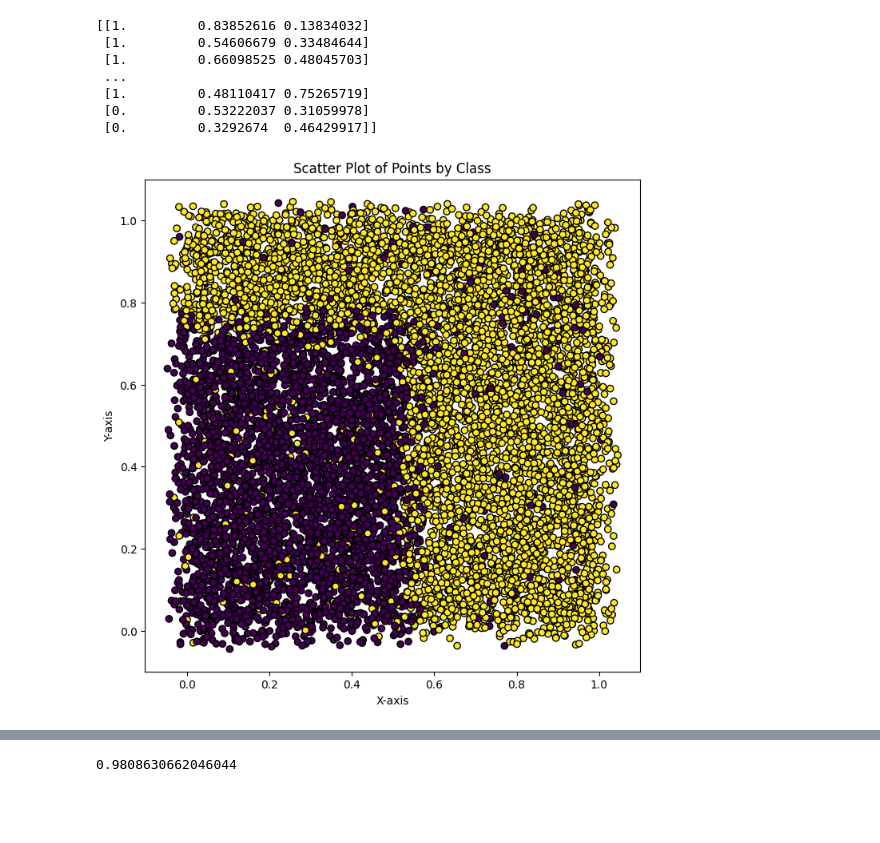
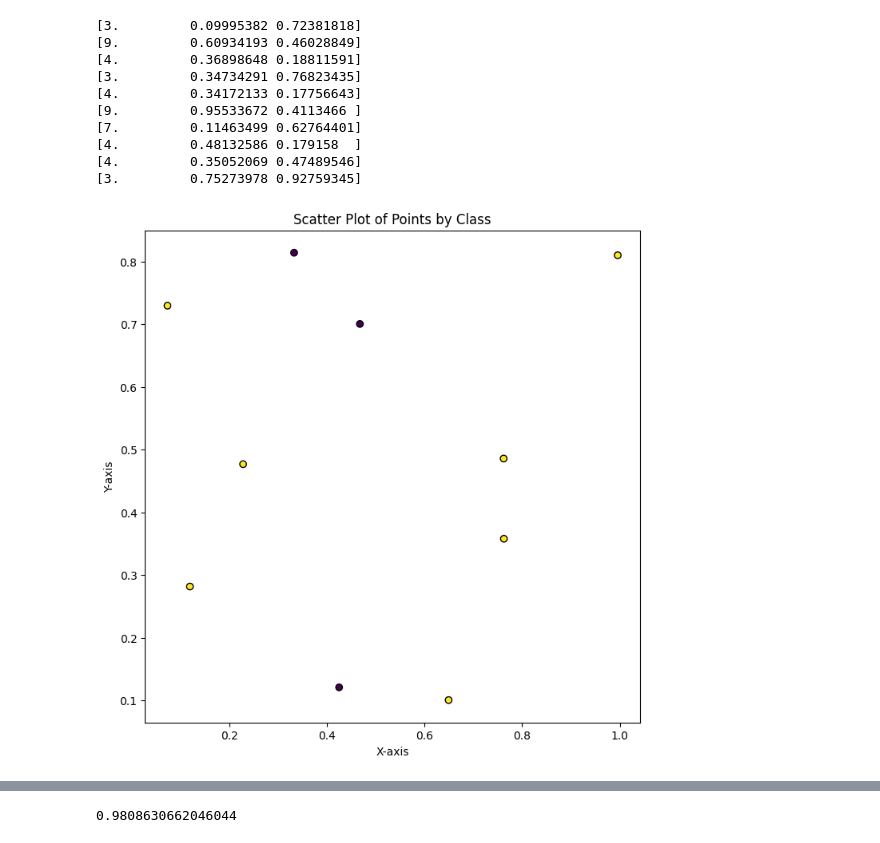
Before and after one commit to TilenG2/uncertain-world-gen, a Jupyter notebook: scripting/world_gen.ipynb, the cells around one changed output, grey strips where cells are left out. Saved outputs shown, nothing was run; the diff lists cells and outputs as text; code cells hidden in the pictures; blank space fills up the shorter version.

```diff
--- a/scripting/world_gen.ipynb
+++ b/scripting/world_gen.ipynb
@@ -8,14 +20,39 @@ world = util.generate_world(None, 2)
 # %%
-def generate_world(seed, features, feature_bounds = (0, 1), endT = .2, endA = .3, max_depth = 4, class_number = 2):
-    random.seed(seed)
-    np.random.seed(seed)
-    world_coords = util.generate_world_bounds(features = features, feature_bounds = feature_bounds, endT = endT, endA = endA, max_depth = max_depth)
-    bounds_with_class = {}
-    random_list = list(np.arange(class_number)) + [random.randint(0, class_number - 1) for _ in range(len(world_coords) - class_number)]
-    np.random.shuffle(random_list)
-    for i, bounds in zip(random_list, world_coords):
-        bounds_with_class[bounds] = i
-    return util.generate_true_values(bounds_with_class, feature_bounds)
+world_coords = generate_world_bounds(features = 2)
+class_number  = 10
+bounds_with_class = {}
+random_list = list(np.arange(class_number)) + [np.random.randint(0, class_number - 1) for _ in range(len(world_coords) - class_number)]
+np.random.shuffle(random_list)
+for i, bounds in zip(random_list, world_coords):
+    bounds_with_class[bounds] = i
+# %%
+from collections import defaultdict
+class_with_bounds = defaultdict(set)
+bounds_with_class
+for bounds, cls in bounds_with_class.items():
+    class_with_bounds[cls] |= {bounds}
+
+bounds_set = set()
+for b in class_with_bounds.values():
+    bounds_set |= b
+for _ in range(10):
+    bound = random.choice(list(bounds_set))
+    for cls, bounds in class_with_bounds.items():
+        if bound in bounds:
+            break
+    val = [random.uniform(minV, maxV) for minV, maxV in bound]
+    print(np.array([cls] + val))
+# %% [output]
+[3.         0.09995382 0.72381818]
+[9.         0.60934193 0.46028849]
+[4.         0.36898648 0.18811591]
+[3.         0.34734291 0.76823435]
+[4.         0.34172133 0.17756643]
+[9.         0.95533672 0.4113466 ]
+[7.         0.11463499 0.62764401]
+[4.         0.48132586 0.179158  ]
+[4.         0.35052069 0.47489546]
+[3.         0.75273978 0.92759345]
 # %%
 def add_noise_old(tv, errRange = 1, mutation_rate = 0):
 
@@ -95,25 +132,18 @@ def draw_combined_world(data, sample_data = None, cmap='viridis'):
     # Display the plot
     plt.show()
 # %%
-world = generate_world(None, 2)
-print(world)
-world = add_noise(world, errRange=0.05, mutation_rate=0.1)
+world = generate_world(1, 0, 2, no_samples=10, equal_classes=False)
+# print(world)
+# world = add_noise(world, errRange=0.05, mutation_rate=0.1)
 # r = 0.9
 # y1 = r*world[:, 1]+np.sqrt(1-r*r)*world[:, 1]
 # world = np.c_[world, add_noise(world[:, 1], errRange=0.05, mutation_rate=0.1)]
 # world = np.c_[world, add_noise(world[:, 2], errRange=0.05, mutation_rate=0.1)]
 
 # world[:, 1] = add_noise(world[:, 1], errRange=0.05, mutation_rate=0.1)
 # world[:, 2] = add_noise(world[:, 2], errRange=0.05, mutation_rate=0.1)
 
 # print(np.corrcoef(world[:, 1], world[:, 3])[0, 1])
 draw.draw_true_world(world)
 # %% [output]
-[[1.         0.83852616 0.13834032]
- [1.         0.54606679 0.33484644]
- [1.         0.66098525 0.48045703]
- ...
- [1.         0.48110417 0.75265719]
- [0.         0.53222037 0.31059978]
- [0.         0.3292674  0.46429917]]
-[figure, old version]
+[figure, new version]
```
Also changed, not shown: parts of 5 cells of this notebook, 2 other files.
